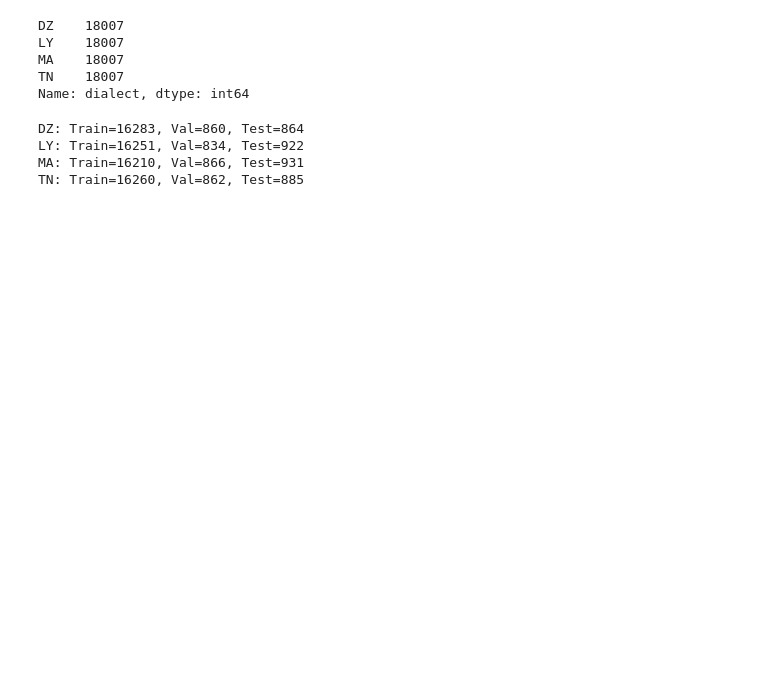
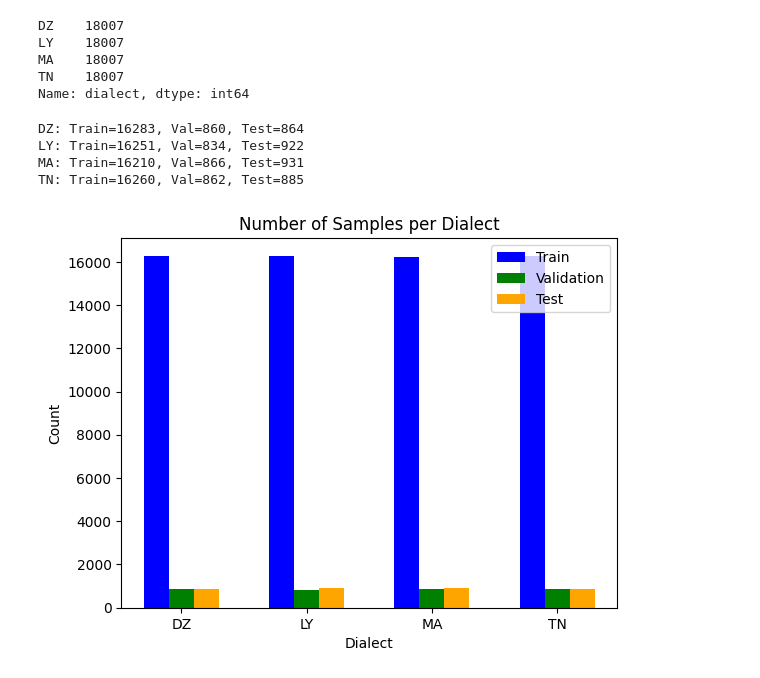
Before and after one commit to Skander28/LastWork, a Jupyter notebook: NewWork.ipynb, the cells around one changed output. Saved outputs shown, nothing was run; the diff lists cells and outputs as text; code cells hidden in the pictures; blank space fills up the shorter version.

```diff
--- a/NewWork.ipynb
+++ b/NewWork.ipynb
@@ -139,6 +193,39 @@ DZ: Train=16283, Val=860, Test=864
 LY: Train=16251, Val=834, Test=922
 MA: Train=16210, Val=866, Test=931
 TN: Train=16260, Val=862, Test=885
+# %%
+import matplotlib.pyplot as plt
+
+# Define the dialect names and colors for plotting
+dialect_names = ["DZ", "LY", "MA", "TN"]
+colors = ["blue", "green", "orange", "red"]
+
+# Collect the counts for each set
+train_counts = train_dialect_counts.tolist()
+val_counts = val_dialect_counts.tolist()
+test_counts = test_dialect_counts.tolist()
+
+# Plot the counts
+x = np.arange(len(dialect_names))
+width = 0.2
+
+fig, ax = plt.subplots()
+train_bars = ax.bar(x - width, train_counts, width, label='Train', color=colors[0])
+val_bars = ax.bar(x, val_counts, width, label='Validation', color=colors[1])
+test_bars = ax.bar(x + width, test_counts, width, label='Test', color=colors[2])
+
+# Add labels, title, and legend
+ax.set_xlabel('Dialect')
+ax.set_ylabel('Count')
+ax.set_title('Number of Samples per Dialect')
+ax.set_xticks(x)
+ax.set_xticklabels(dialect_names)
+ax.legend()
+
+# Display the plot
+plt.show()
+# %% [output]
+[figure, added]
 # %%
 # Convert data to PyTorch tensors
 X_train_, y_train_ = X_train, torch.tensor(y_train)
```
Also changed, not shown: parts of 13 cells of this notebook.
